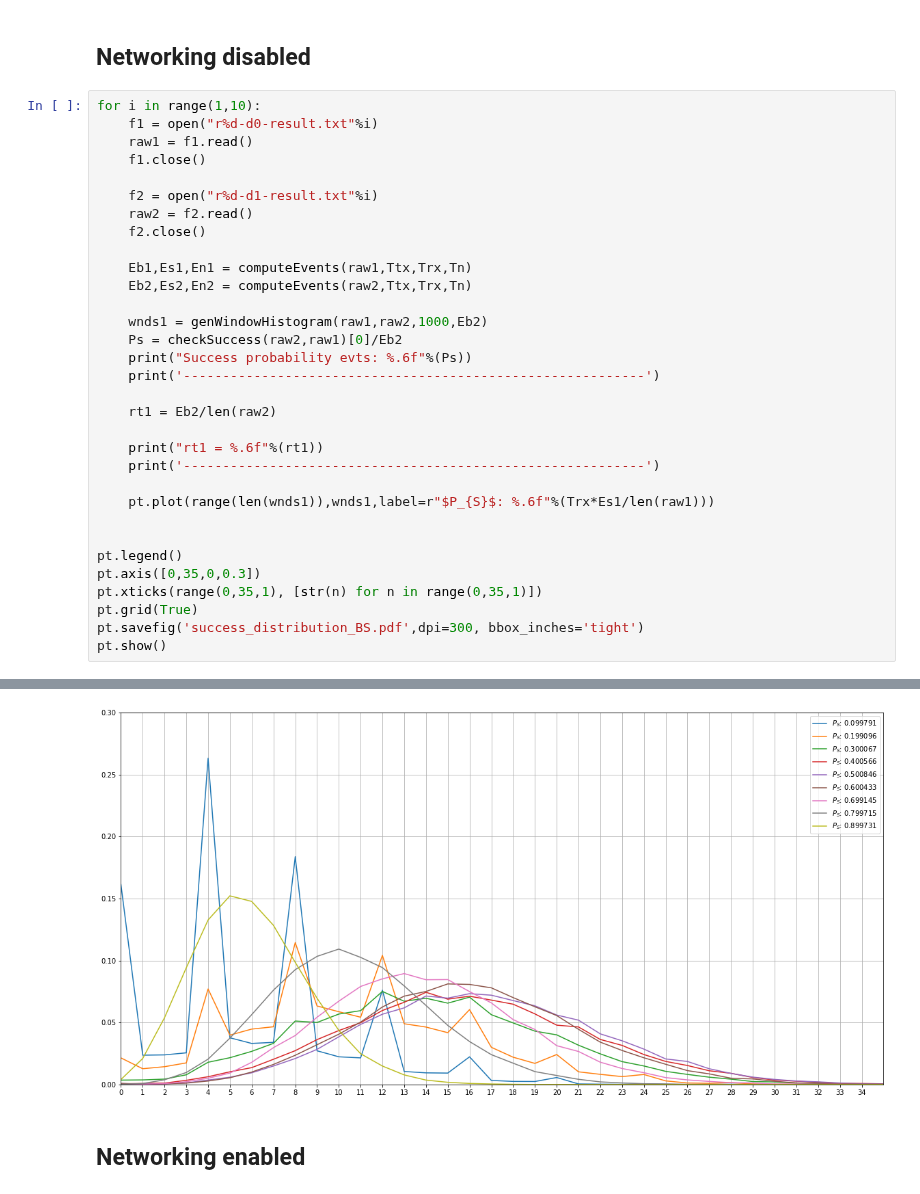
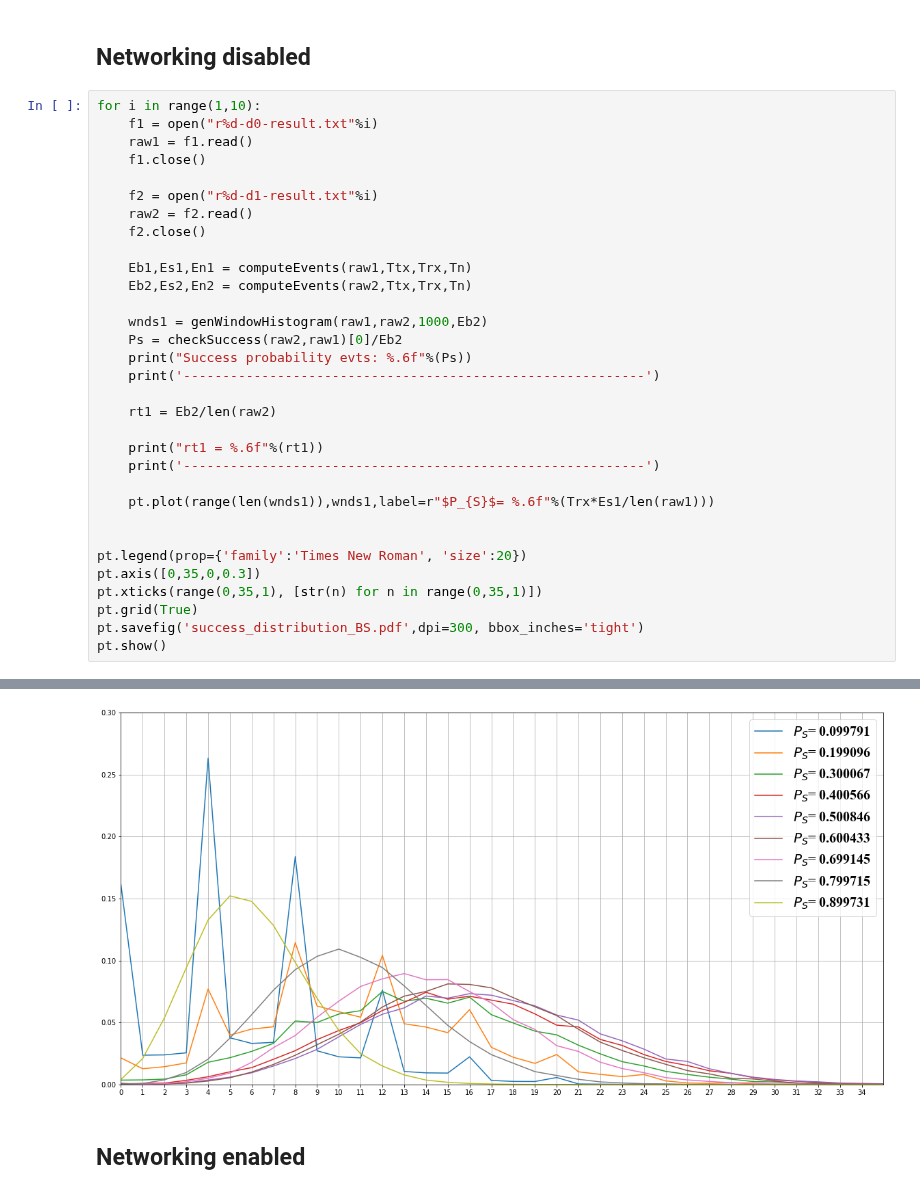
Before and after one commit to ingframin/BroadcastSimulation, a Jupyter notebook: results/success_distribution.ipynb, the cells around one changed output, grey strips where cells are left out. Drawn from its saved outputs; the diff is of its cells as text.

```diff
--- a/results/success_distribution.ipynb
+++ b/results/success_distribution.ipynb
@@ -58,36 +58,36 @@ for i in range(1,10):
     rt1 = Eb2/len(raw2)
 
     print("rt1 = %.6f"%(rt1))
     print('-----------------------------------------------------------')
 
-    pt.plot(range(len(wnds1)),wnds1,label=r"$P_{S}$: %.6f"%(Trx*Es1/len(raw1)))
+    pt.plot(range(len(wnds1)),wnds1,label=r"$P_{S}$= %.6f"%(Trx*Es1/len(raw1)))
 
 
-pt.legend()
+pt.legend(prop={'family':'Times New Roman', 'size':20})
 pt.axis([0,35,0,0.3])
 pt.xticks(range(0,35,1), [str(n) for n in range(0,35,1)])
 pt.grid(True)
 pt.savefig('success_distribution_BS.pdf',dpi=300, bbox_inches='tight')
 pt.show()
 # %% [output]
 Success probability evts: 0.099525
 -----------------------------------------------------------
 rt1 = 0.060020
 -----------------------------------------------------------
 Success probability evts: 0.199476
 -----------------------------------------------------------
 rt1 = 0.053259
 -----------------------------------------------------------
 Success probability evts: 0.300281
 -----------------------------------------------------------
 rt1 = 0.046740
 -----------------------------------------------------------
 ... (20 lines left out)
 Success probability evts: 0.898867
 -----------------------------------------------------------
 rt1 = 0.006659
 -----------------------------------------------------------
-[figure, old version]
+[figure, new version]
 # %% [markdown]
 ## Networking enabled
 # %%
```
Also changed, not shown: 4 other files.
